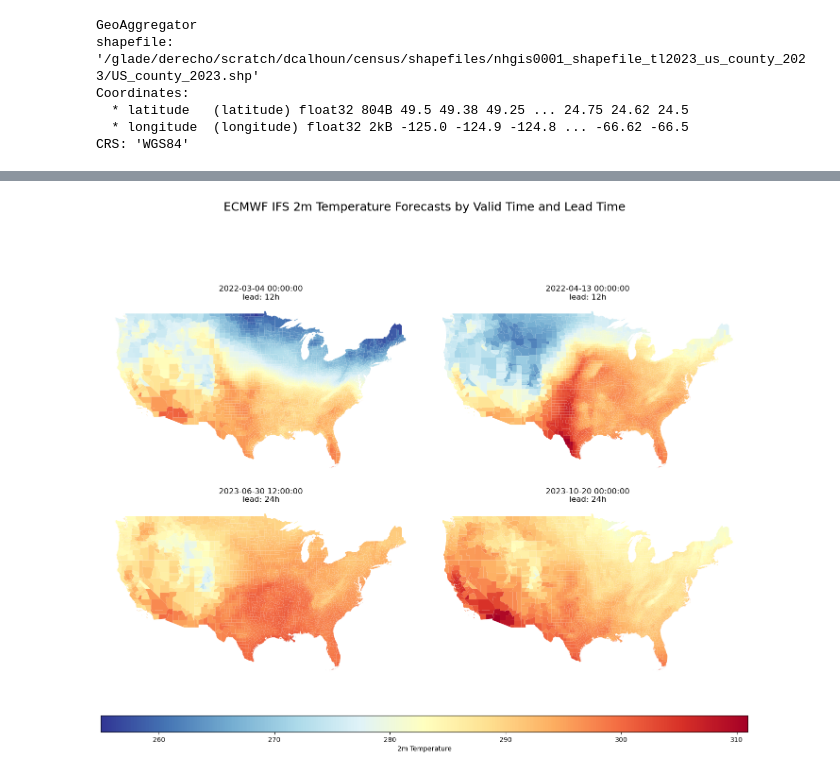
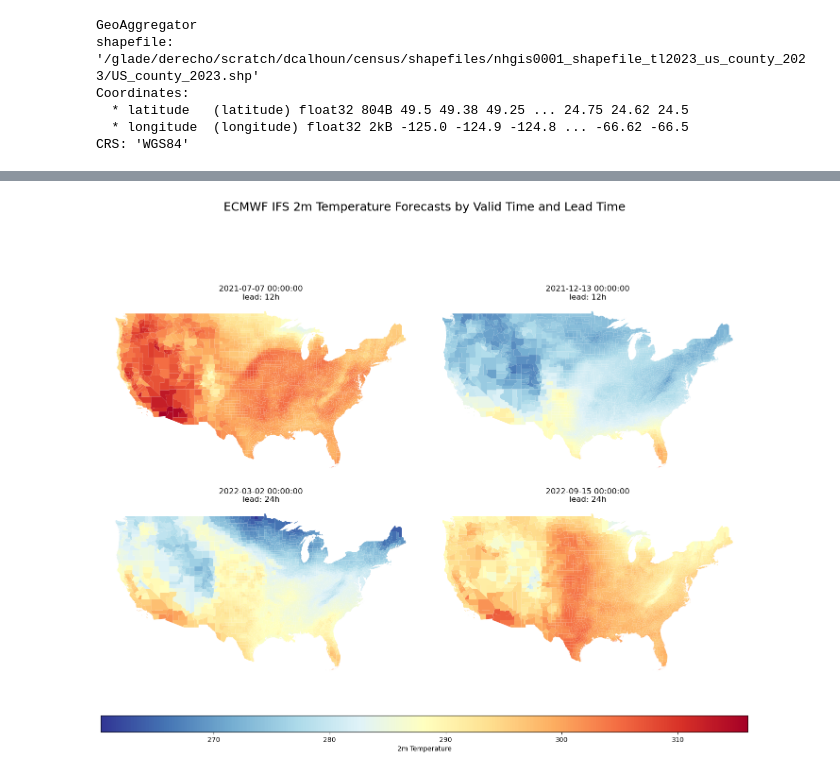
Before and after one commit to deancalhoun/nwp-census-eval, a Jupyter notebook: notebooks/test.ipynb, the cells around one changed output, grey strips where cells are left out. Saved outputs shown, nothing was run; the diff lists cells and outputs as text; code cells hidden in the pictures.

Commit message:
demo ForecastAggregator

```diff
--- a/notebooks/test.ipynb
+++ b/notebooks/test.ipynb
@@ -20,4 +17,8 @@ lead_times = [24]
 # %%
+# Build our list of forecast files
+dates = pd.date_range(start='2020-01-01', end='2024-01-01', freq='12h')
+lead_times = [12, 24, 36]
+
 fc_files = []
 for init_time in dates:
     for lead_time in lead_times:
@@ -123,0 +114,27 @@ df_fc.groupby('lead_time').t2m.describe()
+# %%
+# Plot temperature histograms by valid time
+valid_times = sorted(df_fc['valid_time'].unique())
+fig, axes = plt.subplots(2, 2, figsize=(12, 10))
+axes = axes.flatten()
+bins = 30
+
+tmin = df_fc['t2m'].min()
+tmax = df_fc['t2m'].max()
+# Add padding so bin edge is not at the very edge of the frame
+padding = 0.02 * (tmax - tmin)
+tmin_pad = tmin - padding
+tmax_pad = tmax + padding
+
+bin_edges = np.linspace(tmin_pad, tmax_pad, bins + 1)
+
+for ax, vt in zip(axes, valid_times):
+    sub = df_fc[df_fc['valid_time'] == vt]
+    ax.hist(sub['t2m'], bins=bin_edges, color='steelblue', edgecolor='k', alpha=0.7)
+    ax.set_title(f'Valid: {vt}\nLead: {sub['lead_time'].iloc[0]}h')
+    ax.set_xlabel('2m Temperature')
+    ax.set_ylabel('Count')
+    ax.set_xlim([tmin_pad, tmax_pad])
+
+plt.suptitle('ECMWF IFS 2m Temperature Forecast')
+plt.tight_layout()
+plt.show()
@@ -124,4 +143,5 @@ df_fc.groupby('lead_time').t2m.describe()
 # %%
+# Plot temperature maps by valid time
 fc_agg.shapefile.rename(columns={'GEOID': 'geo_id'}, inplace=True)
 
 fig, axes = plt.subplots(2, 2, figsize=(14, 14))
@@ -131,32 +151,34 @@ vmin, vmax = df_fc['t2m'].min(), df_fc['t2m'].max()
 norm = Normalize(vmin=vmin, vmax=vmax)
 cmap = 'RdYlBu_r'
 
-for ax, (valid_time, sub) in zip(axes, df_fc.groupby('valid_time')):
+valid_times = sorted(df_fc['valid_time'].unique())
+for ax, valid_time in zip(axes, valid_times):
+    sub = df_fc[df_fc['valid_time'] == valid_time]
     gdf_plot = fc_agg.shapefile.merge(sub[['geo_id', 't2m']], on='geo_id', how='inner')
     gdf_plot.plot(ax=ax, column='t2m', cmap=cmap, norm=norm)
     lead_val = sub['lead_time'].iloc[0]
     ax.set_title(f'{valid_time}\nlead: {lead_val}h')
     ax.set_axis_off()
 
 sm = plt.cm.ScalarMappable(cmap=cmap, norm=norm)
 sm.set_array([])
 
 fig.suptitle(
     'ECMWF IFS 2m Temperature Forecasts by Valid Time and Lead Time',
     fontsize=18,
     y=0.90  # Move title closer to panels
 )
 plt.tight_layout(rect=[0, 0.08, 1, 0.94])  # Adjust for space at bottom for colorbar and a bit at top for title
 
 fig.colorbar(
     sm,
     ax=axes.tolist(),
     orientation='horizontal',
     fraction=0.04,
     pad=0.07,
     aspect=40,
     label='2m Temperature'
 )
 plt.show()
 # %% [output]
-[figure, old version]
+[figure, new version]
```
Also changed, not shown: parts of 15 cells of this notebook.
